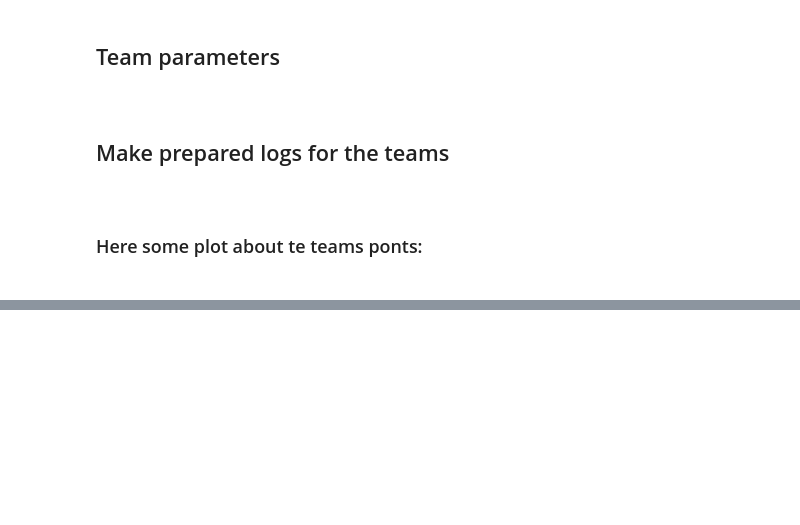
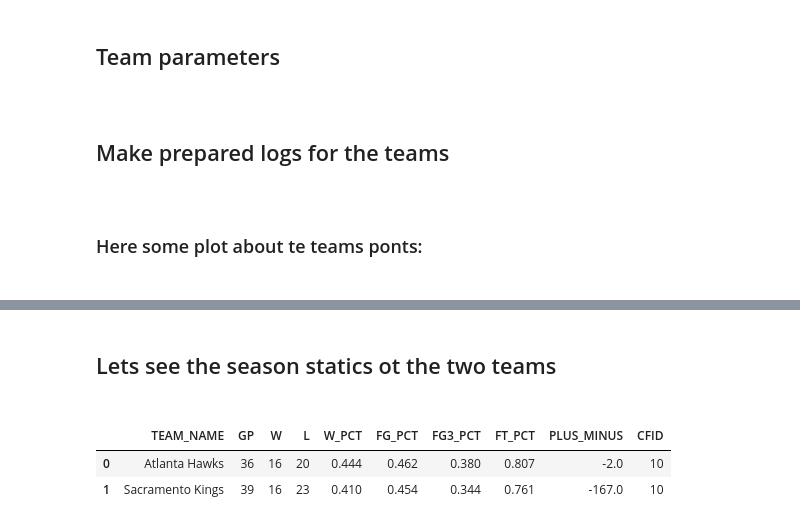
Before and after one commit to bormilan/nba_analysis, a Jupyter notebook: nba_matchup_analysis.ipynb, the cells around one changed output, grey strips where cells are left out. Drawn from its saved outputs; the diff is of its cells as text; code cells hidden in the pictures; blank space fills up the shorter version.

```diff
--- a/nba_matchup_analysis.ipynb
+++ b/nba_matchup_analysis.ipynb
@@ -86,0 +64,16 @@ df2
+# %% [markdown]
+<h2>Lets see the season statics ot the two teams<h2>
+# %%
+team_1_ID = teams.find_teams_by_full_name(team_1)[0]['id']
+team_2_ID = teams.find_teams_by_full_name(team_2)[0]['id']
+
+teams_stats = pd.DataFrame(
+    [leaguedashteamstats.LeagueDashTeamStats(team_id_nullable=team_1_ID).get_normalized_dict()['LeagueDashTeamStats'][0],
+    leaguedashteamstats.LeagueDashTeamStats(team_id_nullable=team_2_ID).get_normalized_dict()['LeagueDashTeamStats'][0]]
+    )
+
+teams_stats[['TEAM_NAME', 'GP', 'W', 'L', 'W_PCT', 'FG_PCT', 'FG3_PCT','FT_PCT', 'PLUS_MINUS', 'CFID' ]]
+# %% [output]
+|  | TEAM_NAME | GP | W | L | W_PCT | FG_PCT | FG3_PCT | FT_PCT | PLUS_MINUS | CFID |
+| 0 | Atlanta Hawks | 36 | 16 | 20 | 0.444 | 0.462 | 0.380 | 0.807 | -2.0 | 10 |
+| 1 | Sacramento Kings | 39 | 16 | 23 | 0.410 | 0.454 | 0.344 | 0.761 | -167.0 | 10 |
```
Also changed, not shown: parts of 16 cells of this notebook, 4 other files.
